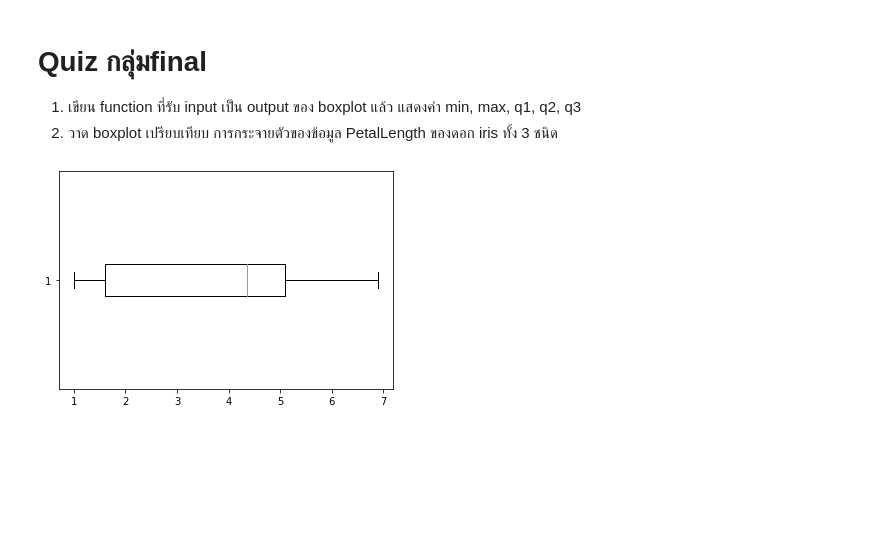
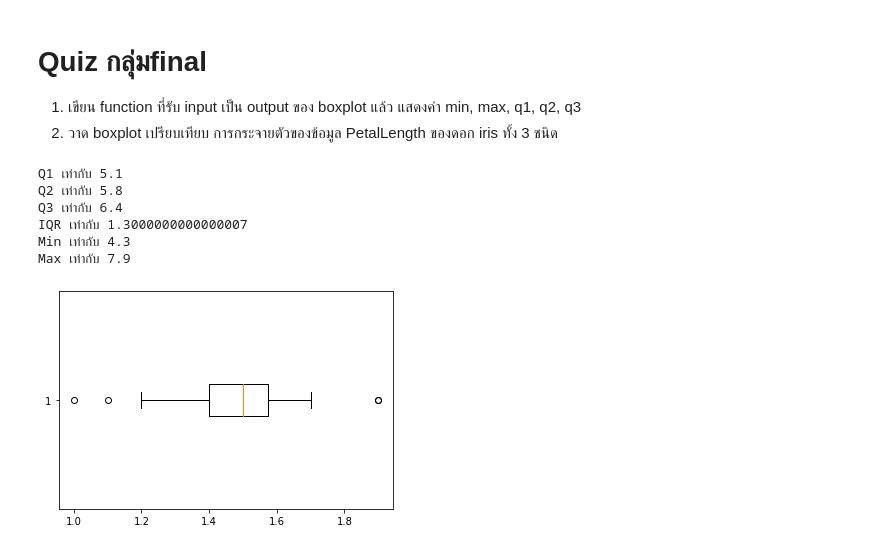
Before and after one commit to Thitichaya2000/data_viz_2022, a Jupyter notebook: DataViz02_Data_Distribution_.ipynb, the cells around one changed output. Saved outputs shown, nothing was run; the diff lists cells and outputs as text; code cells hidden in the pictures; blank space fills up the shorter version.

```diff
--- a/DataViz02_Data_Distribution_.ipynb
+++ b/DataViz02_Data_Distribution_.ipynb
@@ -311,4 +302,13 @@ def box_vals(box_out, vert=False) :
+# %%
+box_vals(ybp)
+# %% [output]
+Q1 เท่ากับ 5.1
+Q2 เท่ากับ 5.8
+Q3 เท่ากับ 6.4
+IQR เท่ากับ 1.3000000000000007
+Min เท่ากับ 4.3
+Max เท่ากับ 7.9
 # %%
-ybp_bp = plt.boxplot(df['PetalLength'],vert=False)
+setsosabp = plt.boxplot(df2['PetalLength'][:50],vert=False)
 # %% [output]
-[figure, old version]
+[figure, new version]
```
Also changed, not shown: parts of 4 cells of this notebook.
